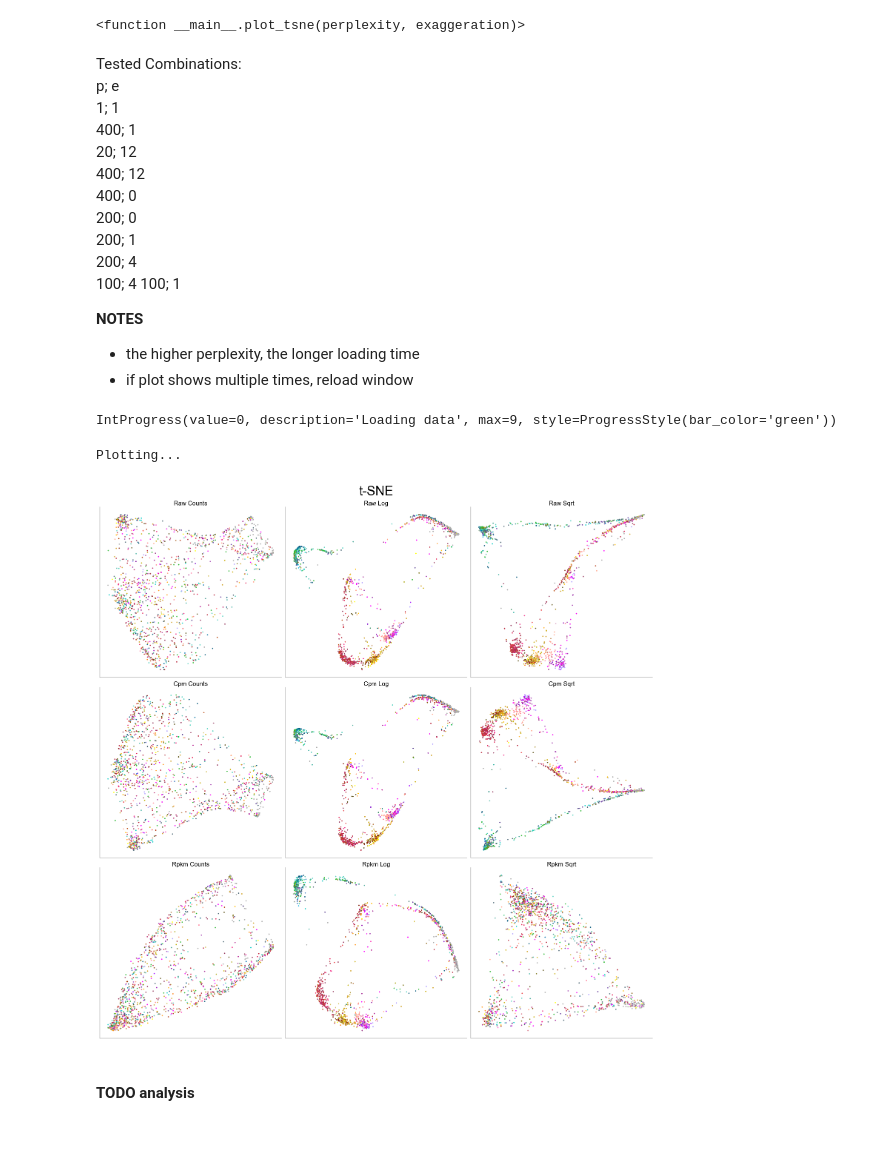
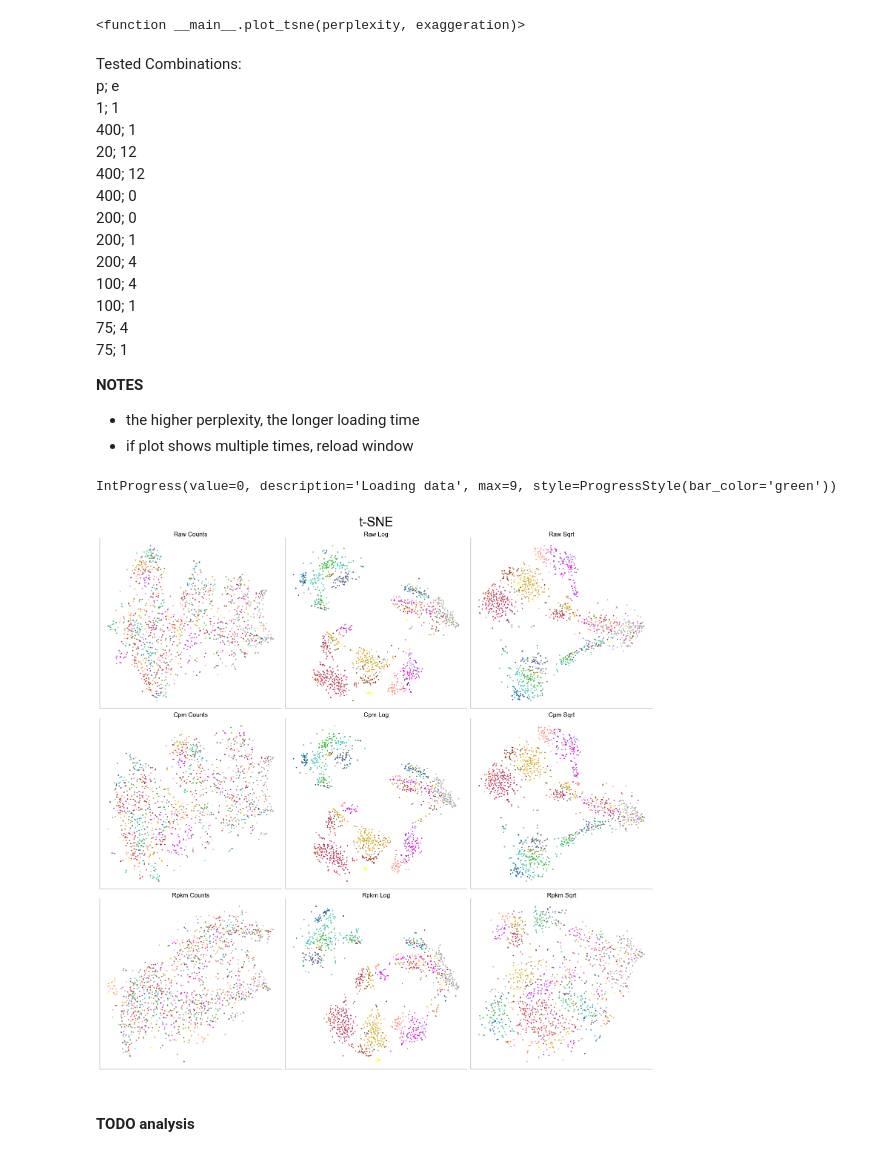
Before and after one commit to H-Kugler/neural-data-science, a Jupyter notebook: final_project/practical03_leandro.ipynb, the cells around one changed output. Drawn from its saved outputs; the diff is of its cells as text; code cells hidden in the pictures.

```diff
--- a/final_project/practical03_leandro.ipynb
+++ b/final_project/practical03_leandro.ipynb
@@ -453,3 +453,5 @@ count_dict = {
         "sqrt": rpkm_counts_sqrt,
     },
 }
+num_norms = len(count_dict.keys())
+num_transforms = len(count_dict["raw"].keys())
@@ -471,8 +471,8 @@ for norm_key, sub_dict in count_dict.items():
 # %%
 # plot PCA
 fig, axs = plt.subplots(
-    len(pca_results.keys()),
-    len(list(pca_results.values())[0].keys()),
+    num_norms,
+    num_transforms,
     figsize=(15, 15),
 )
 fig.suptitle("PCA", fontsize=25)
@@ -501,8 +501,7 @@ def plot_tsne(perplexity, exaggeration):
     loading_bar = widgets.IntProgress(
         value=0,
         min=0,
-        max=len(pca_results.keys())
-        * len(list(pca_results.values())[0].keys()),
+        max=num_norms * num_transforms,
         description="Loading data",
         bar_style="",
         style={"bar_color": "green"},
@@ -516,8 +515,8 @@ def plot_tsne(perplexity, exaggeration):
     tsne_results = dict()
     for norm_key, sub_dict in pca_results.items():
         tsne_results[norm_key] = dict()
-        for trans_key, counts in sub_dict.items():
-            tsne_results[norm_key][trans_key] = tsne.fit(counts)
+        for trans_key, result in sub_dict.items():
+            tsne_results[norm_key][trans_key] = tsne.fit(result)
             loading_bar.value += 1
 
     # plot t-SNE
@@ -541,7 +540,7 @@ def plot_tsne(perplexity, exaggeration):
 
 
 perplexity_box = widgets.BoundedIntText(value=20, min=1, max=1000, step=10)
-exaggeration_box = widgets.BoundedIntText(value=12, min=0, max=1000)
+exaggeration_box = widgets.BoundedIntText(value=1, min=0, max=1000)
 interact(plot_tsne, perplexity=perplexity_box, exaggeration=exaggeration_box)
 # %% [output]
 interactive(children=(BoundedIntText(value=20, description='perplexity', max=1000, min=1, step=10), BoundedInt…
@@ -559,16 +558,18 @@ p; e
 200; 4
 100; 4
 100; 1
+75; 4
+75; 1
+
 
 **NOTES**
 - the higher perplexity, the longer loading time
 - if plot shows multiple times, reload window
 # %%
-plot_tsne(100, 4)  # TODO insert chosen values
+plot_tsne(75, 1)  # TODO insert chosen values
 # %% [output]
 IntProgress(value=0, description='Loading data', max=9, style=ProgressStyle(bar_color='green'))
-Plotting...
-[figure, old version]
+[figure, new version]
 # %% [markdown]
 #### TODO analysis
 # %% [markdown]
```
Also changed, not shown: parts of 14 cells of this notebook.
